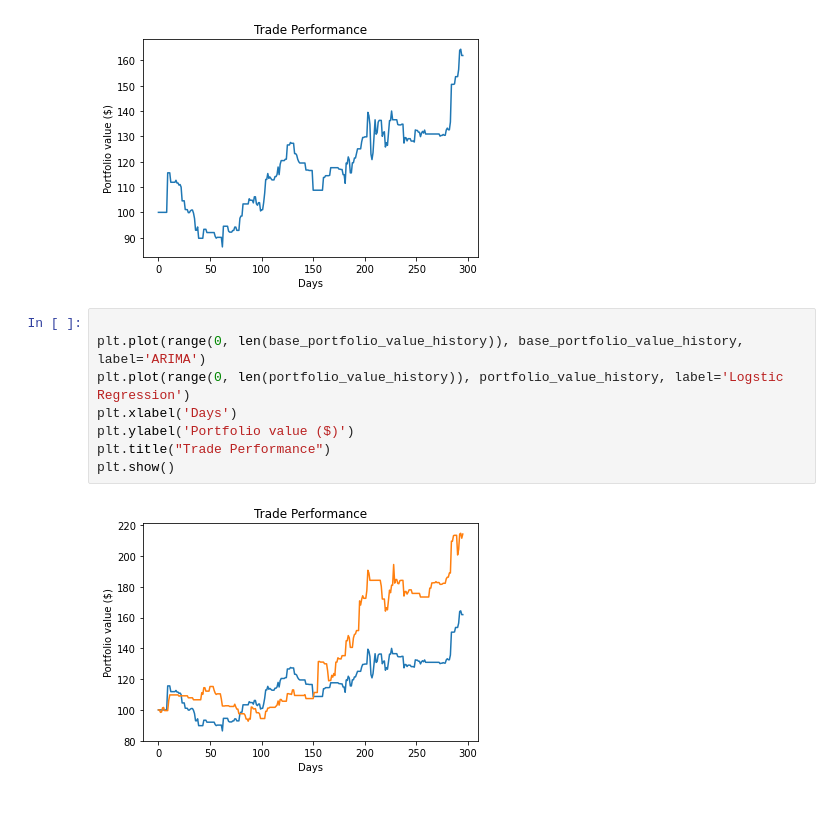
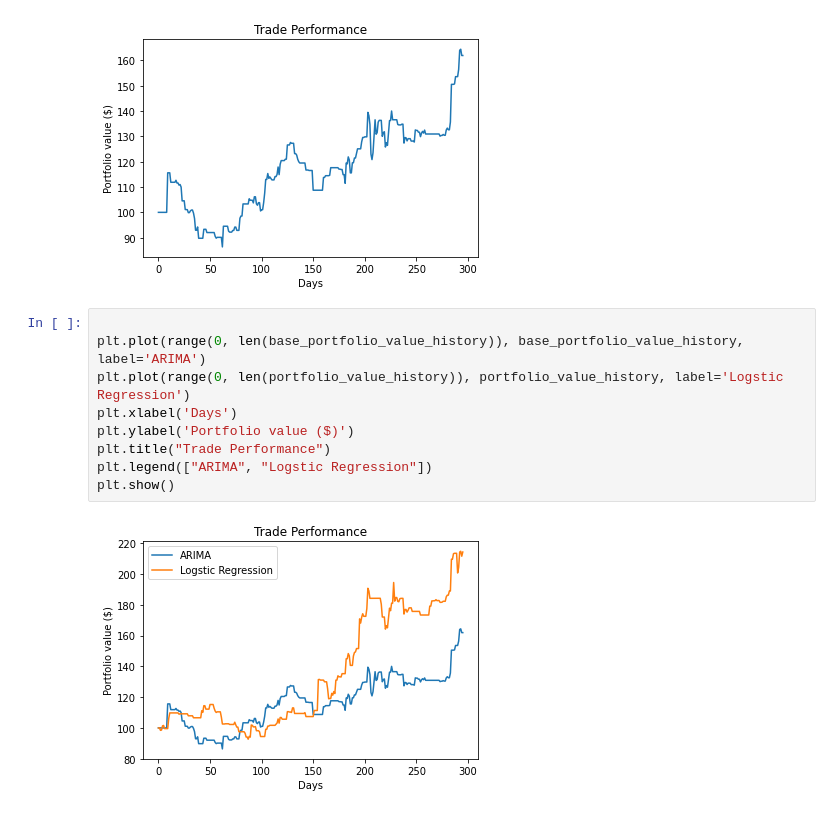
Before and after one commit to danmao124/financial_model, a Jupyter notebook: main.ipynb, the cells around one changed output. Cells and saved outputs as stored; diff of their text form.

Commit message:
new arima benchmark backtested

```diff
--- a/main.ipynb
+++ b/main.ipynb
@@ -702,10 +702,11 @@ portfolio value: 161.11065591787897
 # %%
 
 plt.plot(range(0, len(base_portfolio_value_history)), base_portfolio_value_history, label='ARIMA')
 plt.plot(range(0, len(portfolio_value_history)), portfolio_value_history, label='Logstic Regression')
 plt.xlabel('Days')
 plt.ylabel('Portfolio value ($)')
 plt.title("Trade Performance")
+plt.legend(["ARIMA", "Logstic Regression"])
 plt.show()
 # %% [output]
-[figure, old version]
+[figure, new version]
```
